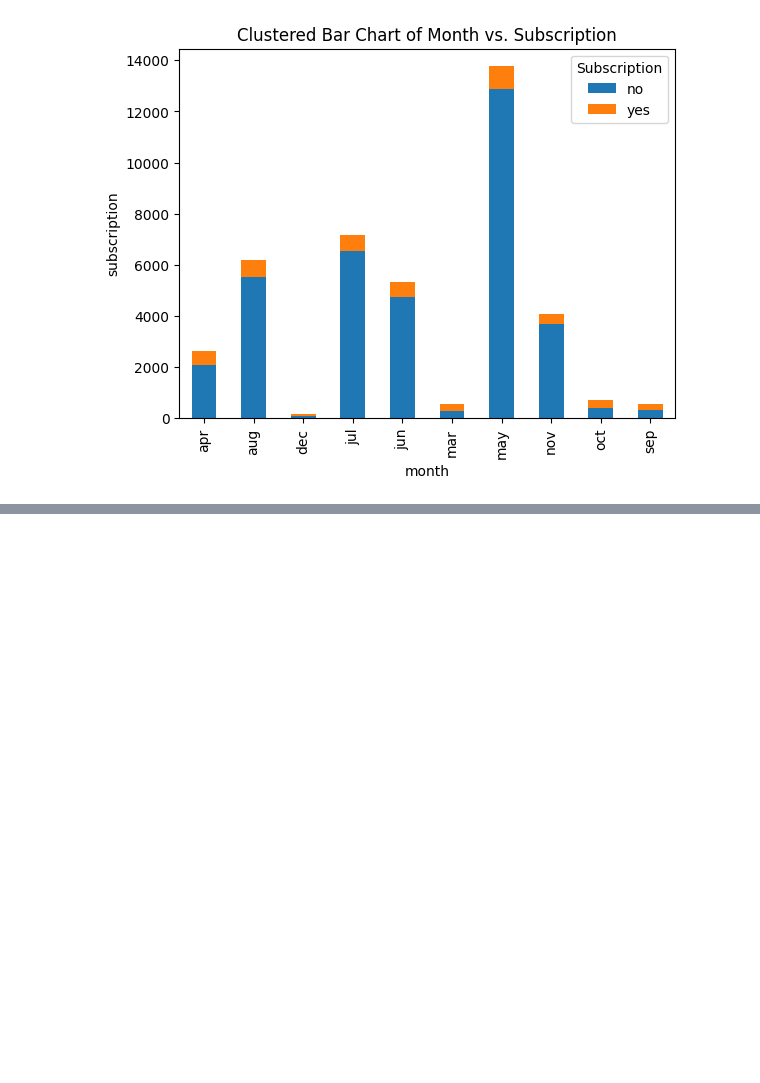
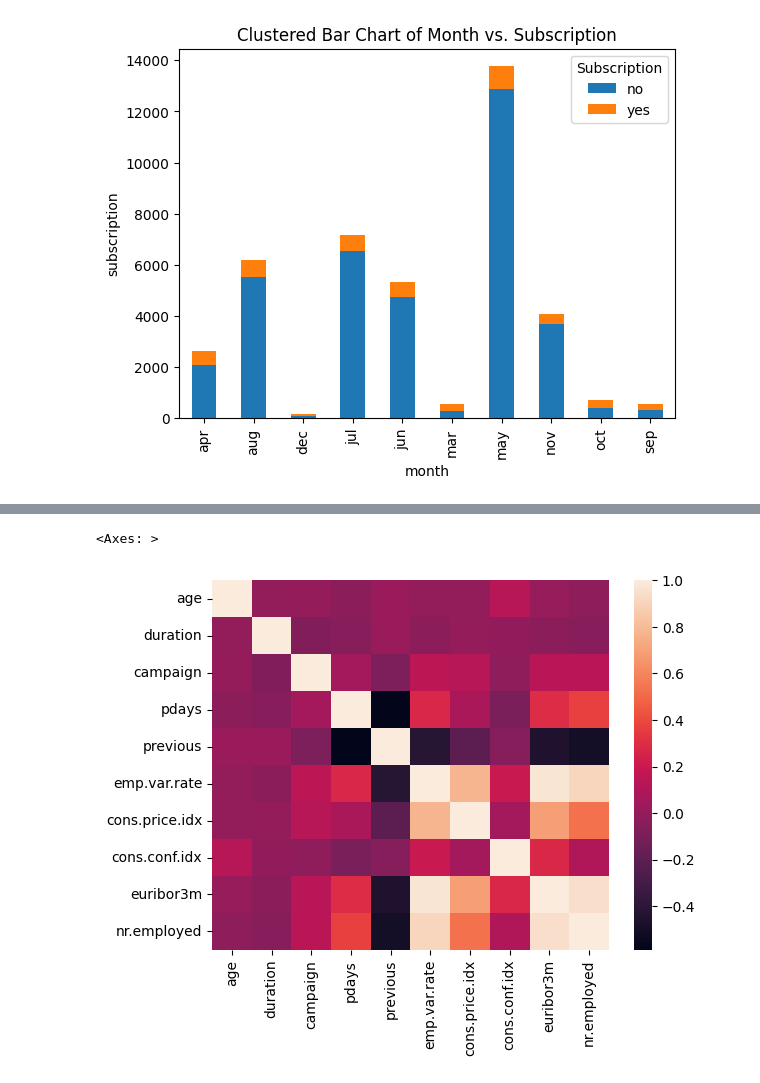
Before and after one commit to neeschal00/exploratory-data-analysis, a Jupyter notebook: eda.ipynb, the cells around one changed output, grey strips where cells are left out. Cells and saved outputs as stored; diff of their text form; code cells hidden in the pictures; blank space fills up the shorter version.

Commit message:
add correlation matrix and heatmap

```diff
--- a/eda.ipynb
+++ b/eda.ipynb
@@ -588,3 +588,6 @@ plt.legend(title="Subscription")
 plt.show()
 # %% [output]
 [figure]
+# %%
+df_corr = tele_df[num_cols].dropna().corr()
+df_corr
@@ -590,0 +606,5 @@ plt.show()
+# %%
+sns.heatmap(df_corr)
+# %% [output]
+<Axes: >
+[figure, added]
```
Also changed, not shown: parts of 2 cells of this notebook.
